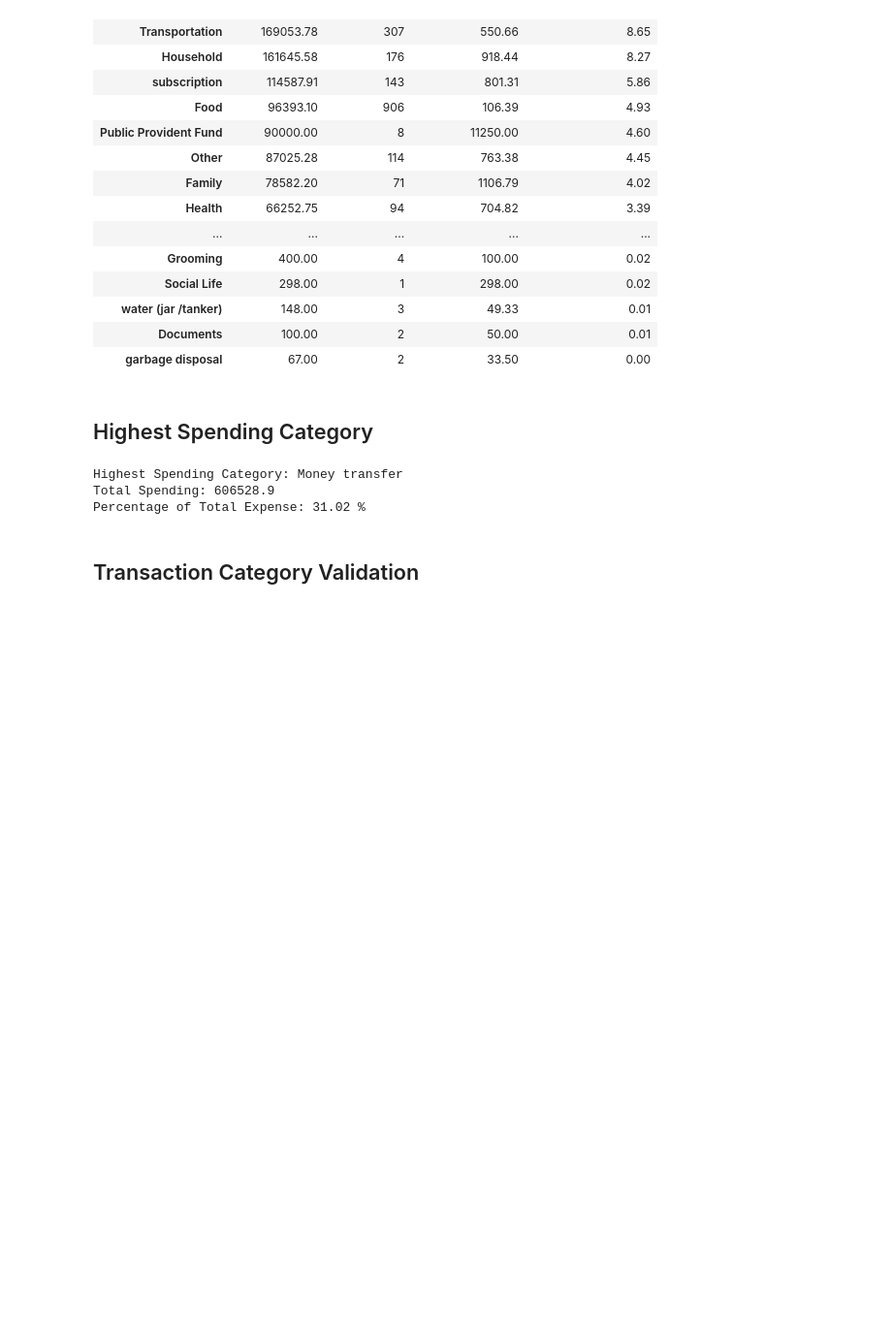
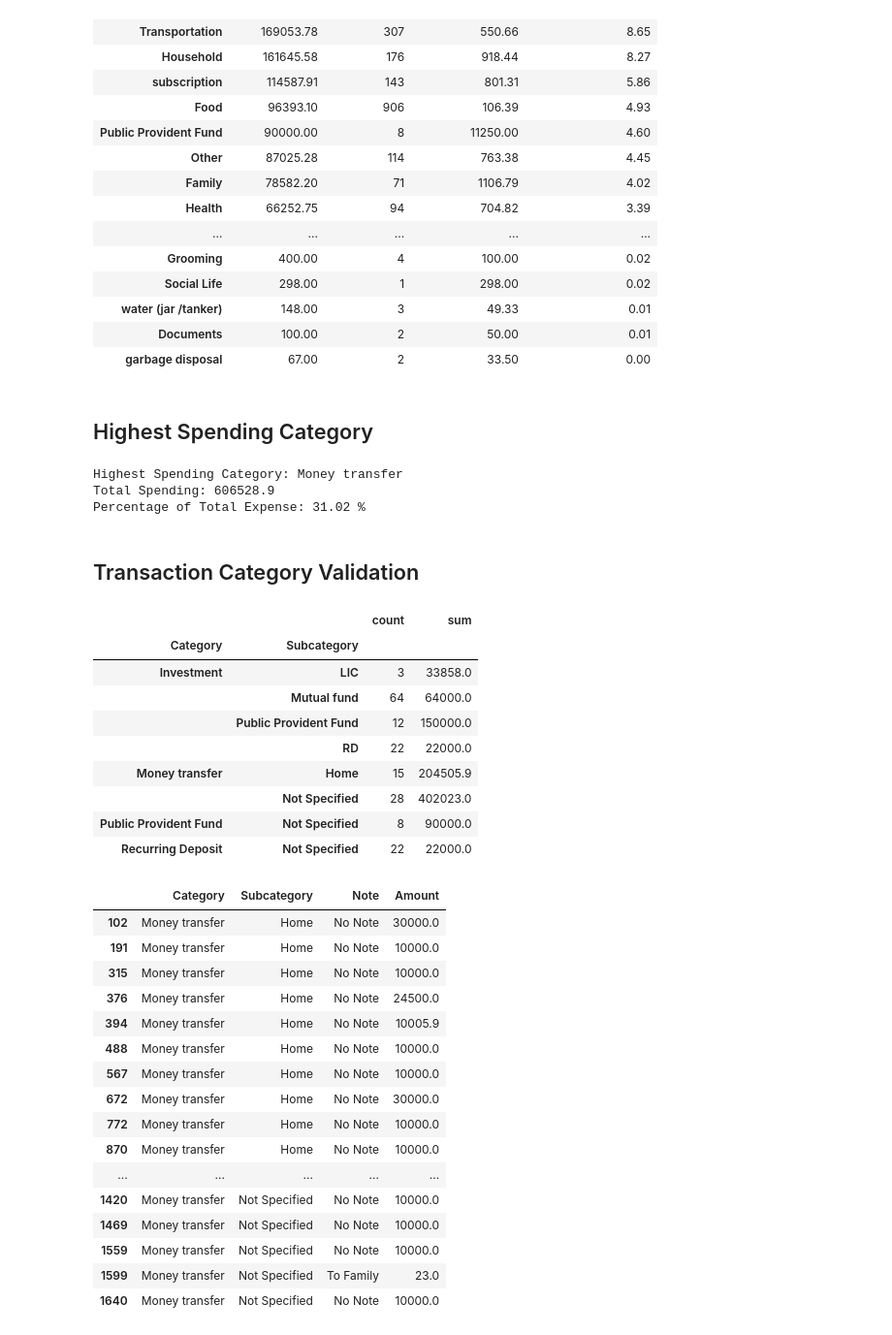
Before and after one commit to eshat69/AI-Personal_Finance-Manager, a Jupyter notebook: Financial_Dashboard.ipynb, the cells around one changed output. Shown at 97% size. Cells and saved outputs as stored; diff of their text form; code cells hidden in the pictures; blank space fills up the shorter version.

Commit message:
Add detailed analysis for selected transaction categories in Financial Dashboard notebook

```diff
--- a/Financial_Dashboard.ipynb
+++ b/Financial_Dashboard.ipynb
@@ -354,3 +354,58 @@ Total Spending: 606528.9
 Percentage of Total Expense: 31.02 %
 # %% [markdown]
 ## Transaction Category Validation
+# %%
+selected_categories = [
+    "Money transfer",
+    "Investment",
+    "Public Provident Fund",
+    "Recurring Deposit"
+]
+
+check_df = fd[
+    (fd["Income/Expense"] == "Expense") &
+    (fd["Category"].isin(selected_categories))
+]
+
+# Subcategory Analysis
+display(
+    check_df.groupby(
+        ["Category", "Subcategory"],
+        dropna=False
+    )["Amount"].agg(["count", "sum"])
+)
+
+# Check transaction details
+display(
+    check_df[
+        ["Category", "Subcategory", "Note", "Amount"]
+    ].head(20)
+)
+# %% [output]
+|  |  | count | sum |
+| Category | Subcategory |  |  |
+| Investment | LIC | 3 | 33858.0 |
+|  | Mutual fund | 64 | 64000.0 |
+|  | Public Provident Fund | 12 | 150000.0 |
+|  | RD | 22 | 22000.0 |
+| Money transfer | Home | 15 | 204505.9 |
+|  | Not Specified | 28 | 402023.0 |
+| Public Provident Fund | Not Specified | 8 | 90000.0 |
+| Recurring Deposit | Not Specified | 22 | 22000.0 |
+|  | Category | Subcategory | Note | Amount |
+| 102 | Money transfer | Home | No Note | 30000.0 |
+| 191 | Money transfer | Home | No Note | 10000.0 |
+| 315 | Money transfer | Home | No Note | 10000.0 |
+| 376 | Money transfer | Home | No Note | 24500.0 |
+| 394 | Money transfer | Home | No Note | 10005.9 |
+| 488 | Money transfer | Home | No Note | 10000.0 |
+| 567 | Money transfer | Home | No Note | 10000.0 |
+| 672 | Money transfer | Home | No Note | 30000.0 |
+| 772 | Money transfer | Home | No Note | 10000.0 |
+| 870 | Money transfer | Home | No Note | 10000.0 |
+| ... | ... | ... | ... | ... |
+| 1420 | Money transfer | Not Specified | No Note | 10000.0 |
+| 1469 | Money transfer | Not Specified | No Note | 10000.0 |
+| 1559 | Money transfer | Not Specified | No Note | 10000.0 |
+| 1599 | Money transfer | Not Specified | To Family | 23.0 |
+| 1640 | Money transfer | Not Specified | No Note | 10000.0 |
```
